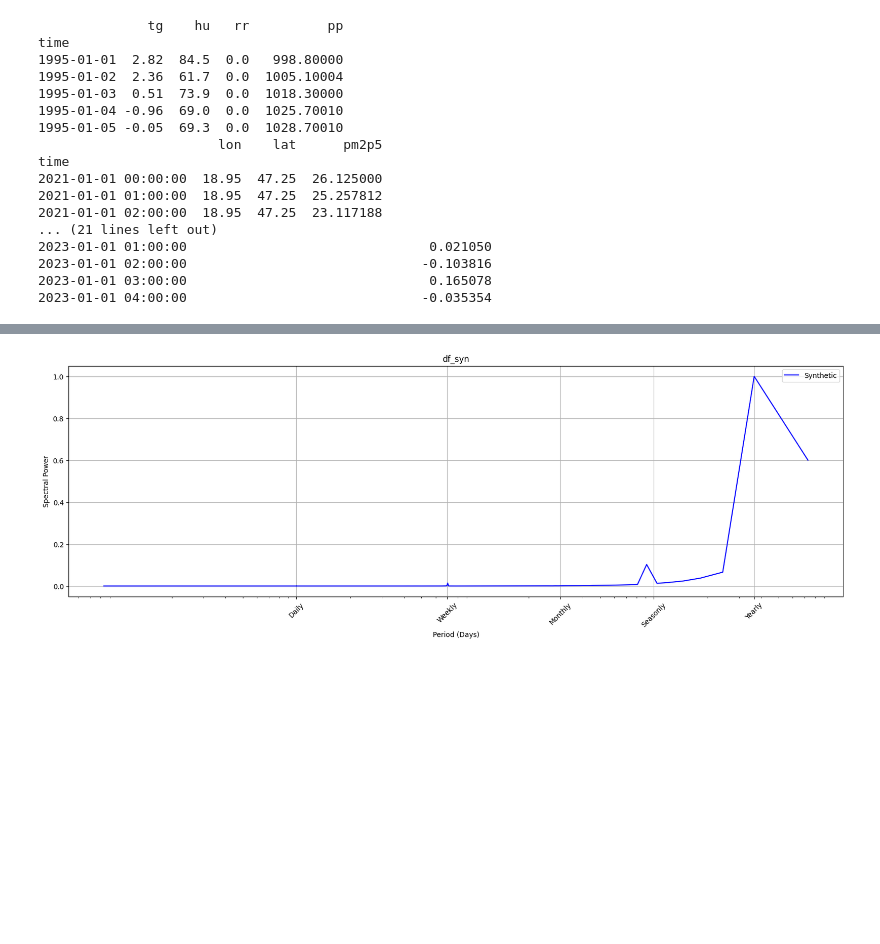
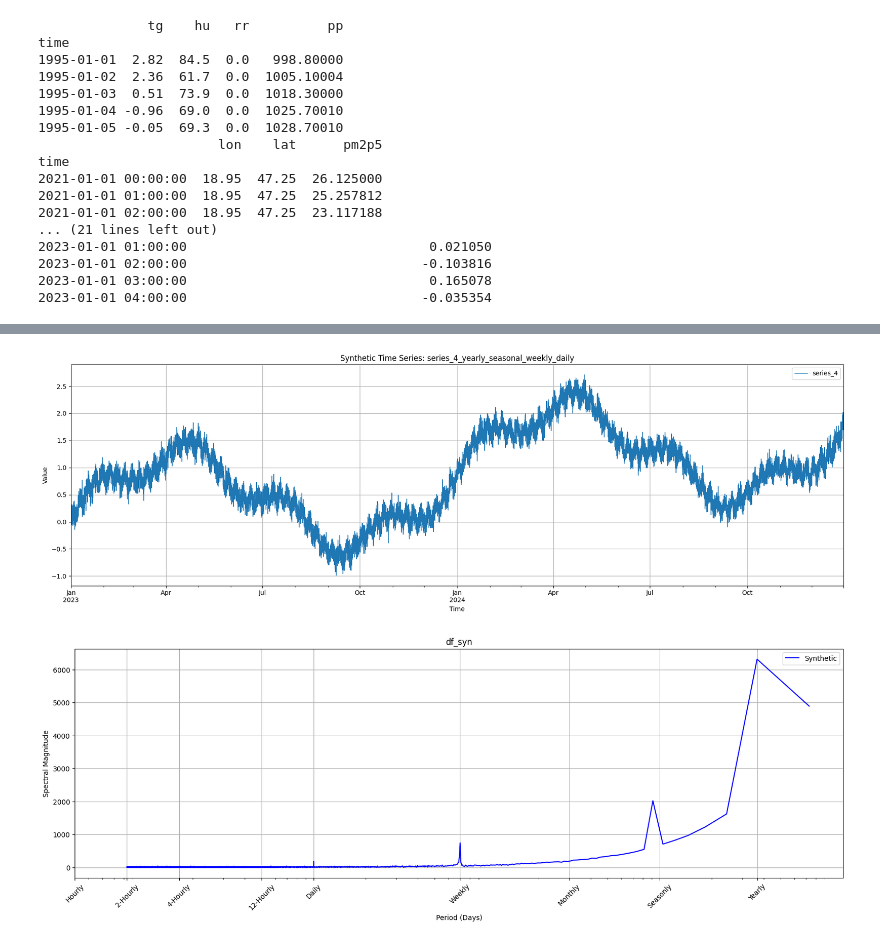
Before and after one commit to baliant/Thesis, a Jupyter notebook: FourierTransformation.ipynb, the cells around one changed output, grey strips where cells are left out. Saved outputs shown, nothing was run; the diff lists cells and outputs as text; code cells hidden in the pictures; blank space fills up the shorter version.

```diff
--- a/FourierTransformation.ipynb
+++ b/FourierTransformation.ipynb
@@ -120,5 +133,18 @@ plot_periodogram(df_particle, columns_to_plot, normalization_type='max')
+# %%
+# Plot the raw time series for the synthetic data (series_4)
+plt.figure(figsize=(18, 6))
+df_syn["series_4_yearly_seasonal_weekly_daily"].plot(label="series_4", linewidth=1)
+plt.title("Synthetic Time Series: series_4_yearly_seasonal_weekly_daily")
+plt.xlabel("Time")
+plt.ylabel("Value")
+plt.grid(True)
+plt.legend()
+plt.tight_layout()
+plt.show()
+# %% [output]
+[figure, added]
 # %%
 columns_to_plot = [('series_4_yearly_seasonal_weekly_daily', 'blue', 'Synthetic')]
-plot_periodogram(df_syn, columns_to_plot, normalization_type='max')
+plot_periodogram(df_syn, columns_to_plot, normalization_type='none', power=False)
 # %% [output]
-[figure, old version]
+[figure, new version]
```
Also changed, not shown: parts of 6 cells of this notebook.
